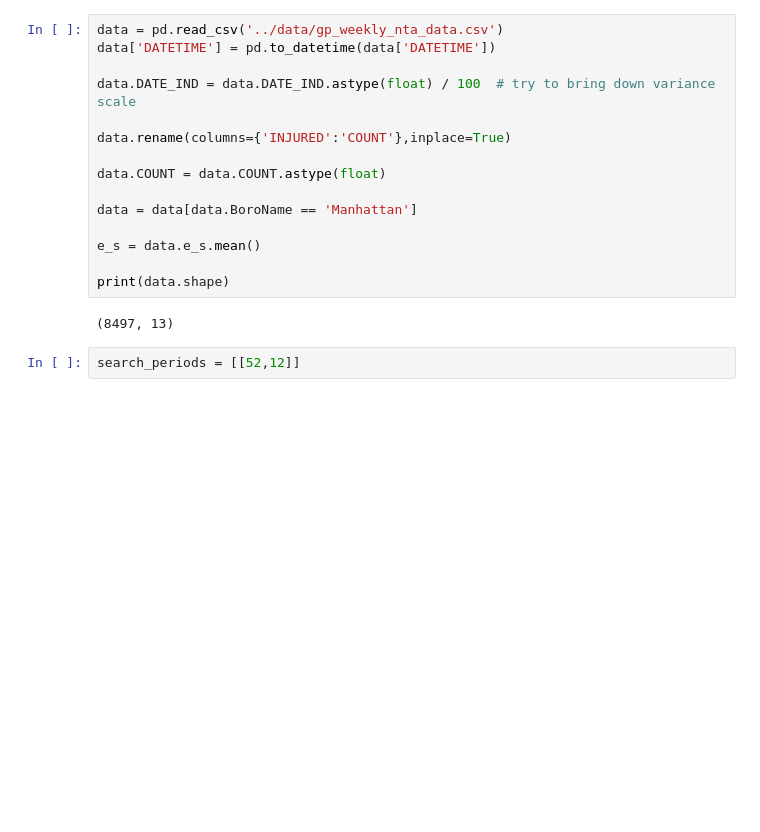
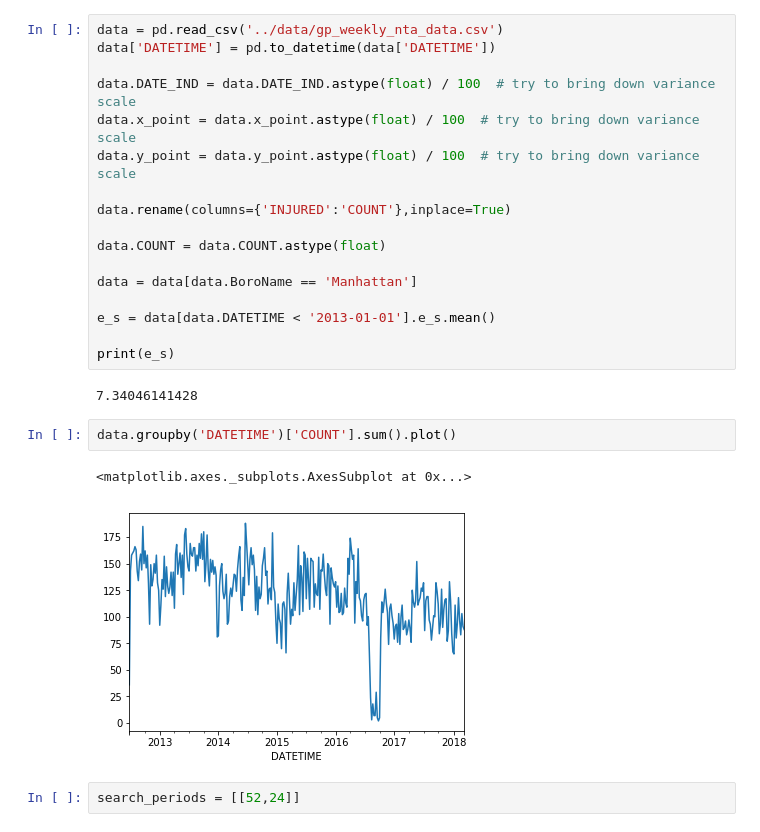
Before and after one commit to sar2160/GP, a Jupyter notebook: Model_Fit-NTA.ipynb, the cells around one changed output. Cells and saved outputs as stored; diff of their text form; blank space fills up the shorter version.

```diff
--- a/Model_Fit-NTA.ipynb
+++ b/Model_Fit-NTA.ipynb
@@ -17,6 +27,8 @@ data = pd.read_csv('../data/gp_weekly_nta_data.csv')
 data['DATETIME'] = pd.to_datetime(data['DATETIME'])
 
 data.DATE_IND = data.DATE_IND.astype(float) / 100  # try to bring down variance scale
+data.x_point = data.x_point.astype(float) / 100  # try to bring down variance scale
+data.y_point = data.y_point.astype(float) / 100  # try to bring down variance scale
 
 data.rename(columns={'INJURED':'COUNT'},inplace=True)
 
@@ -24,11 +36,16 @@ data.COUNT = data.COUNT.astype(float)
 
 data = data[data.BoroName == 'Manhattan']
 
-e_s = data.e_s.mean()
+e_s = data[data.DATETIME < '2013-01-01'].e_s.mean()
 
-print(data.shape)
+print(e_s)
 # %% [output]
-(8497, 13)
+7.34046141428
+# %%
+data.groupby('DATETIME')['COUNT'].sum().plot()
+# %% [output]
+<matplotlib.axes._subplots.AxesSubplot at 0x...>
+[figure, added]
 # %%
-search_periods = [[52,12]]
+search_periods = [[52,24]]
 # %%
```
Also changed, not shown: parts of 15 cells of this notebook, 5 other files.
